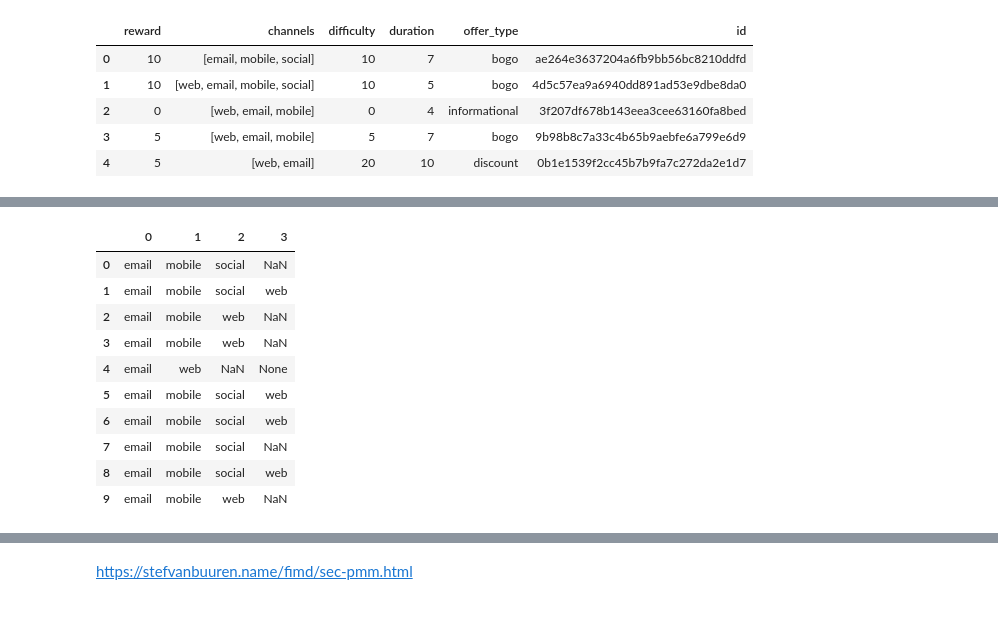
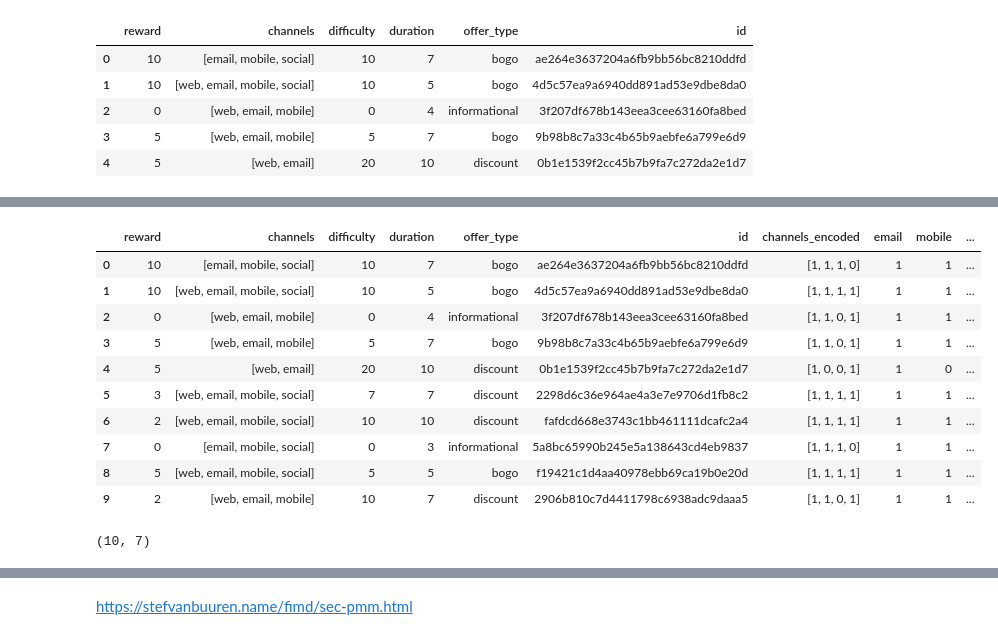
Before and after one commit to satya-pattnaik/end_end_ml_projects, a Jupyter notebook: uplift_models/exploration.ipynb, the cells around one changed output, grey strips where cells are left out. Drawn from its saved outputs; the diff is of its cells as text; code cells hidden in the pictures.

```diff
--- a/uplift_models/exploration.ipynb
+++ b/uplift_models/exploration.ipynb
@@ -135,10 +193,16 @@ portfolio.head()
 | 4 | 5 | [web, email] | 20 | 10 | discount | 0b1e1539f2cc45b7b9fa7c272da2e1d7 |
 # %%
 import numpy as np
-def sort_channels(r):
-    r.sort()
-    if len(r) <4:
-        r.append(np.nan)
-    return r
+def get_channels(r):
+    channels = [0 for _ in range(4)]
+    if "email" in r:
+        channels[0] = 1
+    if "mobile" in r:
+        channels[1] = 1
+    if "social" in r:
+        channels[2] = 1
+    if "web" in r:
+        channels[3] = 1
+    return channels
 
-portfolio["channels"] = portfolio["channels"].apply(sort_channels)
+portfolio["channels_encoded"] = portfolio["channels"].apply(get_channels)
@@ -145,14 +223,23 @@ portfolio["channels"] = portfolio["channels"].apply(sort_channels)
 # %%
-pd.DataFrame(portfolio.channels.tolist(), index= portfolio.index)
+
+#portfolio =
+pd.concat([portfolio,\
+           pd.DataFrame(portfolio.channels_encoded.tolist(),\
+           columns=["email","mobile","social","web"], index= portfolio.index)],
+          axis=1)
 # %% [output]
-|  | 0 | 1 | 2 | 3 |
-| 0 | email | mobile | social | NaN |
-| 1 | email | mobile | social | web |
-| 2 | email | mobile | web | NaN |
-| 3 | email | mobile | web | NaN |
-| 4 | email | web | NaN | None |
-| 5 | email | mobile | social | web |
-| 6 | email | mobile | social | web |
-| 7 | email | mobile | social | NaN |
-| 8 | email | mobile | social | web |
-| 9 | email | mobile | web | NaN |
+|  | reward | channels | difficulty | duration | offer_type | id | channels_encoded | email | mobile | ... |
+| 0 | 10 | [email, mobile, social] | 10 | 7 | bogo | ae264e3637204a6fb9bb56bc8210ddfd | [1, 1, 1, 0] | 1 | 1 | ... |
+| 1 | 10 | [web, email, mobile, social] | 10 | 5 | bogo | 4d5c57ea9a6940dd891ad53e9dbe8da0 | [1, 1, 1, 1] | 1 | 1 | ... |
+| 2 | 0 | [web, email, mobile] | 0 | 4 | informational | 3f207df678b143eea3cee63160fa8bed | [1, 1, 0, 1] | 1 | 1 | ... |
+| 3 | 5 | [web, email, mobile] | 5 | 7 | bogo | 9b98b8c7a33c4b65b9aebfe6a799e6d9 | [1, 1, 0, 1] | 1 | 1 | ... |
+| 4 | 5 | [web, email] | 20 | 10 | discount | 0b1e1539f2cc45b7b9fa7c272da2e1d7 | [1, 0, 0, 1] | 1 | 0 | ... |
+| 5 | 3 | [web, email, mobile, social] | 7 | 7 | discount | 2298d6c36e964ae4a3e7e9706d1fb8c2 | [1, 1, 1, 1] | 1 | 1 | ... |
+| 6 | 2 | [web, email, mobile, social] | 10 | 10 | discount | fafdcd668e3743c1bb461111dcafc2a4 | [1, 1, 1, 1] | 1 | 1 | ... |
+| 7 | 0 | [email, mobile, social] | 0 | 3 | informational | 5a8bc65990b245e5a138643cd4eb9837 | [1, 1, 1, 0] | 1 | 1 | ... |
+| 8 | 5 | [web, email, mobile, social] | 5 | 5 | bogo | f19421c1d4aa40978ebb69ca19b0e20d | [1, 1, 1, 1] | 1 | 1 | ... |
+| 9 | 2 | [web, email, mobile] | 10 | 7 | discount | 2906b810c7d4411798c6938adc9daaa5 | [1, 1, 0, 1] | 1 | 1 | ... |
+# %%
+portfolio.shape
+# %% [output]
+(10, 7)
```
Also changed, not shown: parts of 12 cells of this notebook, 28 other files.
